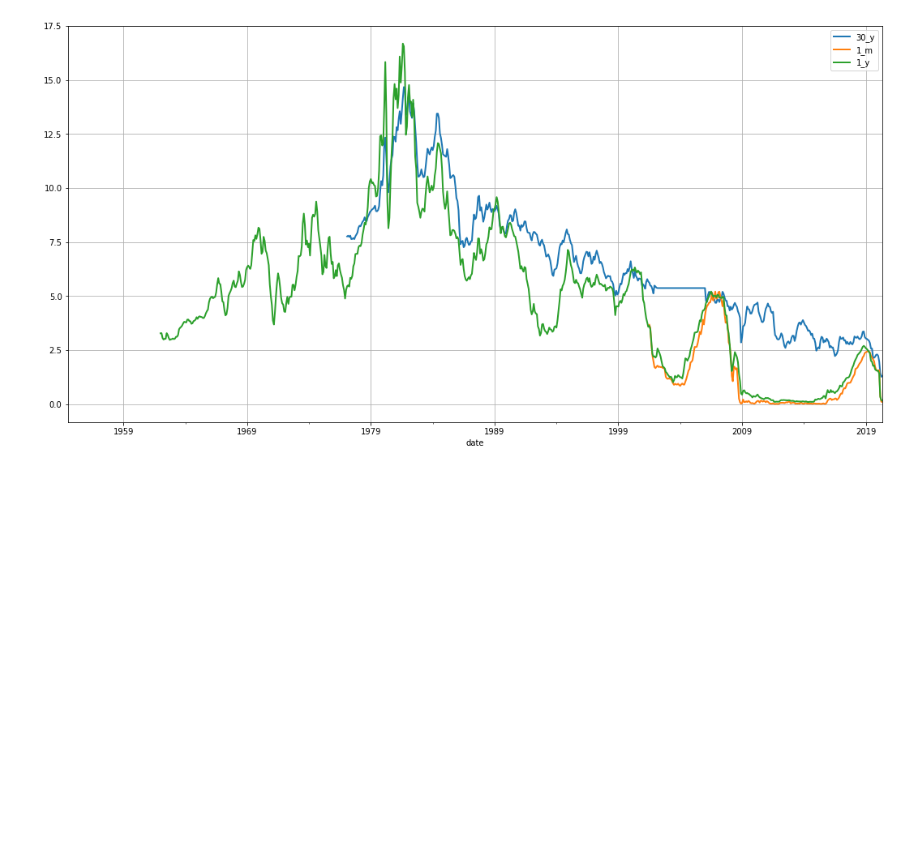
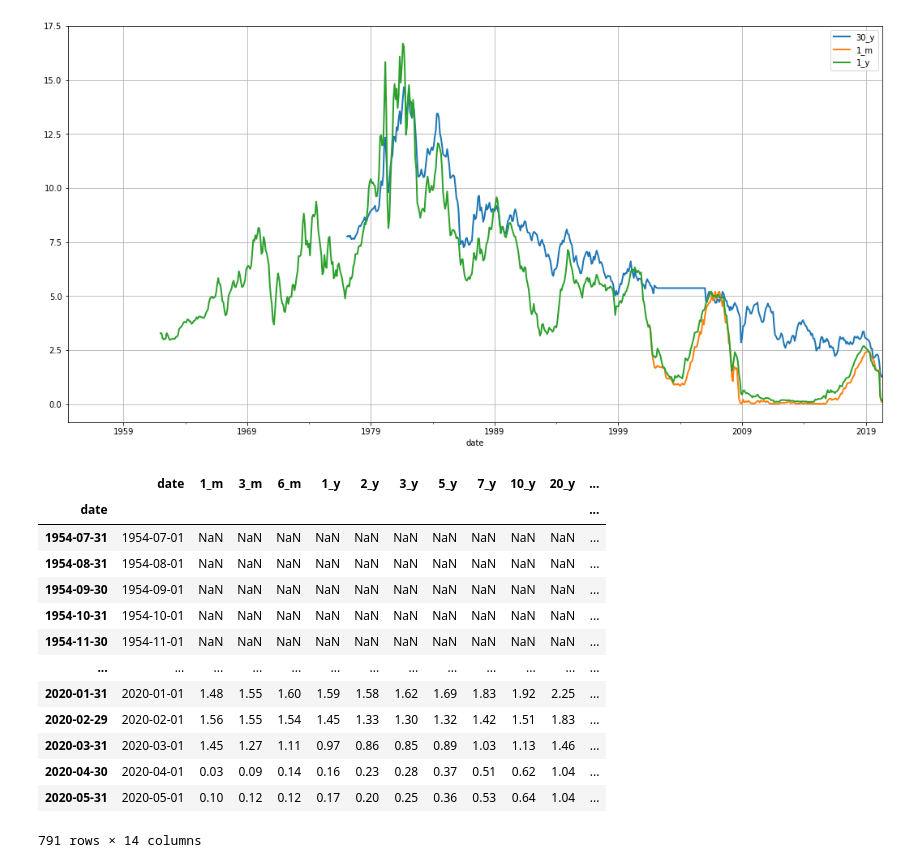
Before and after one commit to lifedataetc/education, a Jupyter notebook: time_series_analysis/notebooks/time_series_w_pandas.ipynb, the cells around one changed output. Saved outputs shown, nothing was run; the diff lists cells and outputs as text; code cells hidden in the pictures; blank space fills up the shorter version.

```diff
--- a/time_series_analysis/notebooks/time_series_w_pandas.ipynb
+++ b/time_series_analysis/notebooks/time_series_w_pandas.ipynb
@@ -115,3 +115,24 @@ df.resample(rule='A').mean().plot.line(y=['30_y','1_m','1_y'],figsize=(18,9),lw=
 df.resample(rule='M').mean().plot.line(y=['30_y','1_m','1_y'],figsize=(18,9),lw=2,grid=True);
 # %% [output]
 [figure]
+# %%
+def first_day(entry):
+    if len(entry):
+        return(entry[0])
+# %%
+df.resample(rule='M').apply(first_day)
+# %% [output]
+|  | date | 1_m | 3_m | 6_m | 1_y | 2_y | 3_y | 5_y | 7_y | 10_y | 20_y | ... |
+| date |  |  |  |  |  |  |  |  |  |  |  | ... |
+| 1954-07-31 | 1954-07-01 | NaN | NaN | NaN | NaN | NaN | NaN | NaN | NaN | NaN | NaN | ... |
+| 1954-08-31 | 1954-08-01 | NaN | NaN | NaN | NaN | NaN | NaN | NaN | NaN | NaN | NaN | ... |
+| 1954-09-30 | 1954-09-01 | NaN | NaN | NaN | NaN | NaN | NaN | NaN | NaN | NaN | NaN | ... |
+| 1954-10-31 | 1954-10-01 | NaN | NaN | NaN | NaN | NaN | NaN | NaN | NaN | NaN | NaN | ... |
+| 1954-11-30 | 1954-11-01 | NaN | NaN | NaN | NaN | NaN | NaN | NaN | NaN | NaN | NaN | ... |
+| ... | ... | ... | ... | ... | ... | ... | ... | ... | ... | ... | ... | ... |
+| 2020-01-31 | 2020-01-01 | 1.48 | 1.55 | 1.60 | 1.59 | 1.58 | 1.62 | 1.69 | 1.83 | 1.92 | 2.25 | ... |
+| 2020-02-29 | 2020-02-01 | 1.56 | 1.55 | 1.54 | 1.45 | 1.33 | 1.30 | 1.32 | 1.42 | 1.51 | 1.83 | ... |
+| 2020-03-31 | 2020-03-01 | 1.45 | 1.27 | 1.11 | 0.97 | 0.86 | 0.85 | 0.89 | 1.03 | 1.13 | 1.46 | ... |
+| 2020-04-30 | 2020-04-01 | 0.03 | 0.09 | 0.14 | 0.16 | 0.23 | 0.28 | 0.37 | 0.51 | 0.62 | 1.04 | ... |
+| 2020-05-31 | 2020-05-01 | 0.10 | 0.12 | 0.12 | 0.17 | 0.20 | 0.25 | 0.36 | 0.53 | 0.64 | 1.04 | ... |
+791 rows × 14 columns
```
Also changed, not shown: parts of 7 cells of this notebook, 1 other file.
